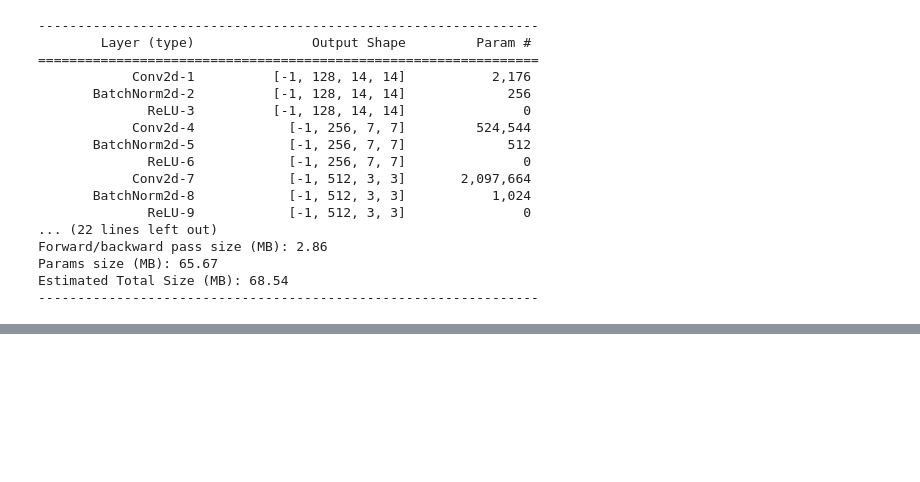
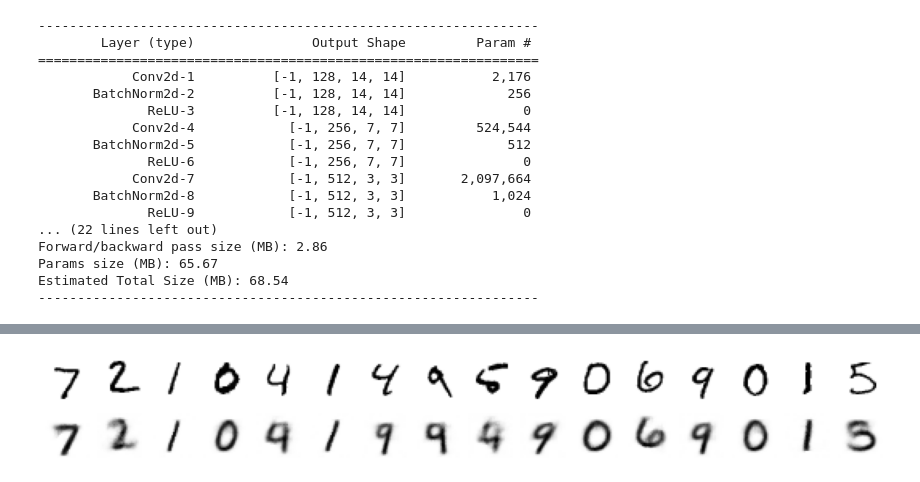
Before and after one commit to hyakuroume/Generative_AI, a Jupyter notebook: compressing.ipynb, the cells around one changed output, grey strips where cells are left out. Saved outputs shown, nothing was run; the diff lists cells and outputs as text; code cells hidden in the pictures; blank space fills up the shorter version.

```diff
--- a/compressing.ipynb
+++ b/compressing.ipynb
@@ -323,0 +366,15 @@ show_images(batch_vs_preds, imsize=1, nrows=2)
+# %%
+class AutoEncoder(nn.Module):
+    def __init__(self, in_channels, latent_dims):
+        super().__init__()
+        self.encoder = Encoder(in_channels, latent_dims)
+        self.decoder = Decoder(in_channels, latent_dims)
+
+    def encode(self, x):
+        return self.encoder(x)
+
+    def decode(self, x):
+        return self.decoder(x)
+
+    def forward(self, x):
+        return self.decode(self.encode(x))
@@ -323,0 +441,11 @@ show_images(batch_vs_preds, imsize=1, nrows=2)
+# %%
+ae_model.eval()
+
+with torch.inference_mode():
+    eval_batch = next(iter(eval_dataloader))
+    predicted = ae_model(eval_batch.to(device)).cpu()
+# %%
+batch_vs_preds = torch.cat((eval_batch, predicted))
+show_images(batch_vs_preds, imsize=1, nrows=2)
+# %% [output]
+[figure, added]
```
Also changed, not shown: parts of 12 cells of this notebook.
